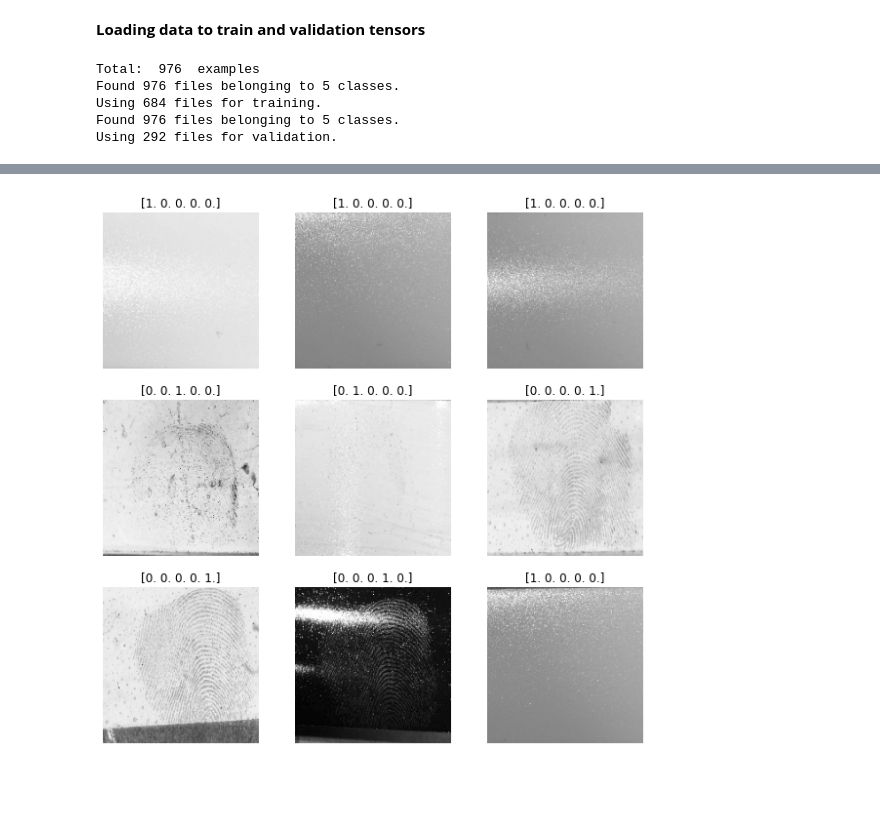
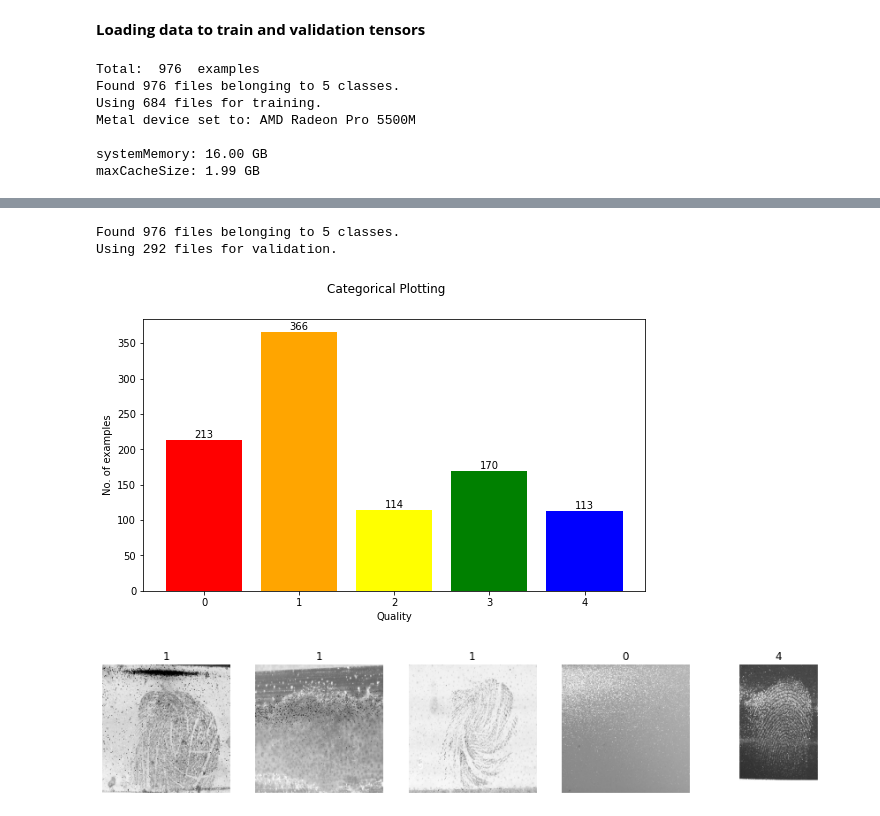
Before and after one commit to KobiAms/FingerprintsQuality, a Jupyter notebook: FP_classification.ipynb, the cells around one changed output, grey strips where cells are left out. Saved outputs shown, nothing was run; the diff lists cells and outputs as text; code cells hidden in the pictures; blank space fills up the shorter version.

```diff
--- a/FP_classification.ipynb
+++ b/FP_classification.ipynb
@@ -25,10 +25,25 @@ seed=123
 # %% [markdown]
 **Loading data to train and validation tensors**
 # %%
+dirs = !ls Dataset
+
 data_dir = pathlib.Path('./Dataset')
 count = len(list(data_dir.glob('*/*.jpg')))
 print('Total: ', count, ' examples')
 
+
+counts = []
+for dir in dirs:
+  ddir = pathlib.Path('./Dataset/'+dir+'/')
+  counts.append(len(list(ddir.glob('*.jpg'))))
+
+fig, axs = plt.subplots(1, 1, figsize=(9, 5), sharey=True)
+c = ['red', 'orange', 'yellow', 'green', 'blue']
+axs.bar(dirs, counts, color=c)
+axs.set_ylabel('No. of examples')
+axs.set_xlabel('Quality')
+axs.bar_label(axs.containers[0])
+fig.suptitle('Categorical Plotting')
 
 train_ds = tf.keras.utils.image_dataset_from_directory(
   data_dir,
@@ -40,6 +55,7 @@ train_ds = tf.keras.utils.image_dataset_from_directory(
   labels='inferred',
   label_mode='categorical',
   )
+train_ds = train_ds.prefetch(buffer_size=32)
 
 val_ds = tf.keras.utils.image_dataset_from_directory(
   data_dir,
@@ -51,9 +67,20 @@ val_ds = tf.keras.utils.image_dataset_from_directory(
   labels='inferred',
   label_mode='categorical',
   )
+val_ds = val_ds.prefetch(buffer_size=32)
+
+plt.figure(figsize=(15, 5))
+for images, labels in train_ds.take(1):
+  for i in range(5):
+    ax = plt.subplot(1, 5, i + 1)
+    plt.imshow(images[i].numpy().astype("uint8"))
+    plt.title(np.argmax(labels[i].numpy()))
+    plt.axis("off")
 # %% [output]
 Total:  976  examples
 Found 976 files belonging to 5 classes.
 Using 684 files for training.
-Found 976 files belonging to 5 classes.
-Using 292 files for validation.
+Metal device set to: AMD Radeon Pro 5500M
+
+systemMemory: 16.00 GB
+maxCacheSize: 1.99 GB
@@ -60,10 +91,4 @@ Using 292 files for validation.
+Found 976 files belonging to 5 classes.
+Using 292 files for validation.
+[figure, added]
+[figure, added]
-# %%
-plt.figure(figsize=(10, 10))
-for images, labels in train_ds.take(1):
-  for i in range(9):
-    ax = plt.subplot(3, 3, i + 1)
-    plt.imshow(images[i].numpy().astype("uint8"))
-    plt.title(labels[i].numpy())
-    plt.axis("off")
-# %% [output]
-[figure, removed]
```
Also changed, not shown: parts of 11 cells of this notebook.
